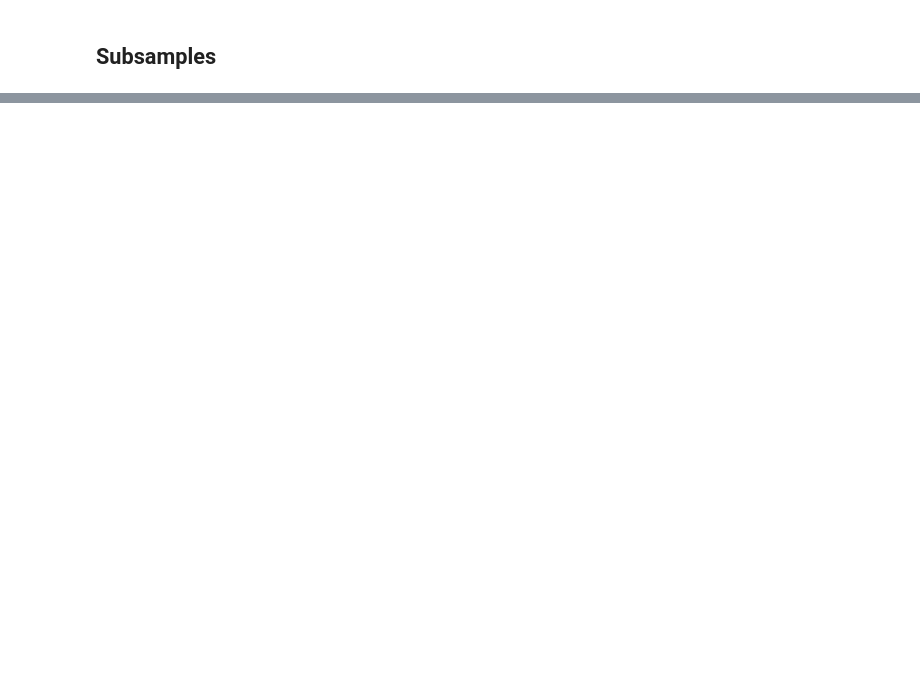
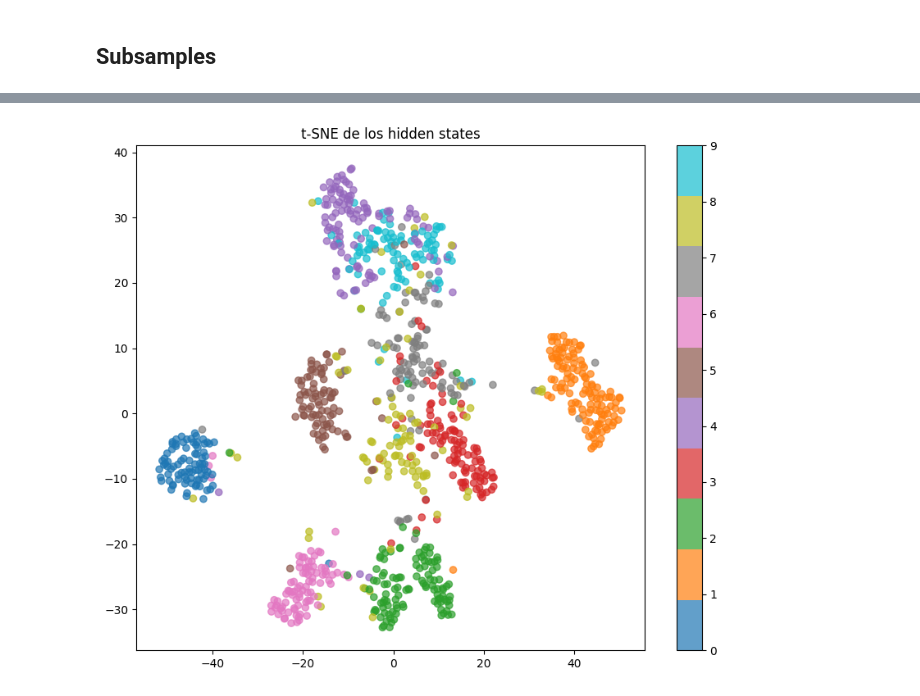
Before and after one commit to miguel-kjh/VQA-MLLM, a Jupyter notebook: svf.ipynb, the cells around one changed output, grey strips where cells are left out. Cells and saved outputs as stored; diff of their text form; code cells hidden in the pictures; blank space fills up the shorter version.

```diff
--- a/svf.ipynb
+++ b/svf.ipynb
@@ -363,4 +366,7 @@ weighted avg       0.51      0.68      0.58     10000
 # Guardar el modelo modificado
 trainer_filtered.save_checkpoint("models/mlp_mnist_filtered.ckpt")
 # %%
+W_fil = model_filtered.layer2.weight.detach().cpu().numpy()
+U_fil, S_fil, Vt_fil = np.linalg.svd(W_fil, full_matrices=False)
 S_ALL = S.copy()
+W_MOD = U_fil @ np.diag(S_ALL) @ Vt_fil
@@ -371,0 +419,6 @@ model_mod.to(device)
+# %%
+# tsne para el modelo modificado
+features, labels = extract_hidden_states(model_mod, test_loader, max_samples=1000)
+plot_tsne(features, labels)
+# %% [output]
+[figure, added]
```
Also changed, not shown: parts of 15 cells of this notebook.
